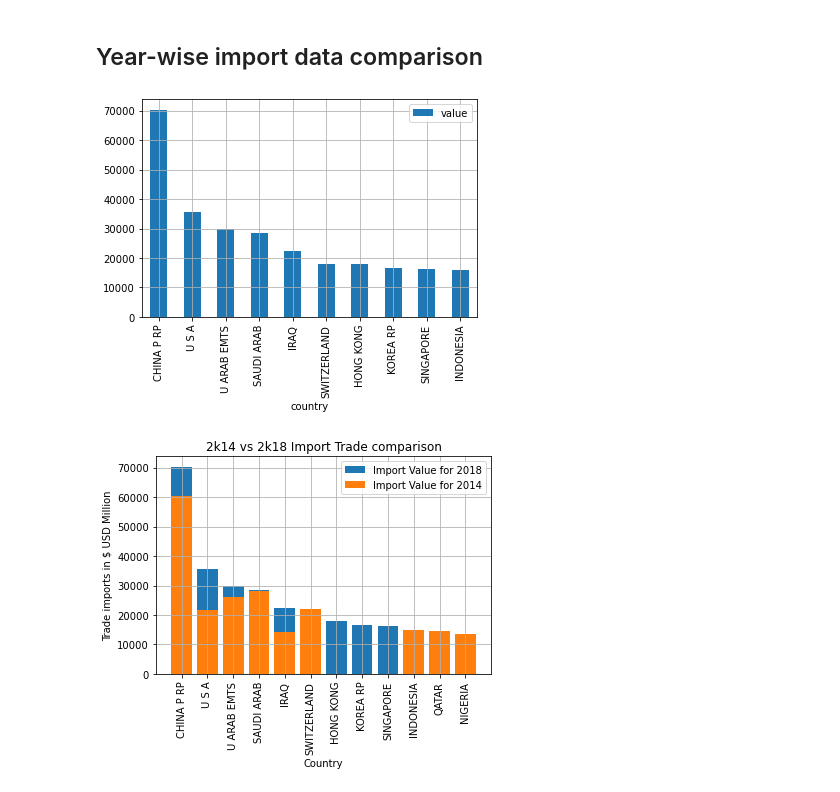
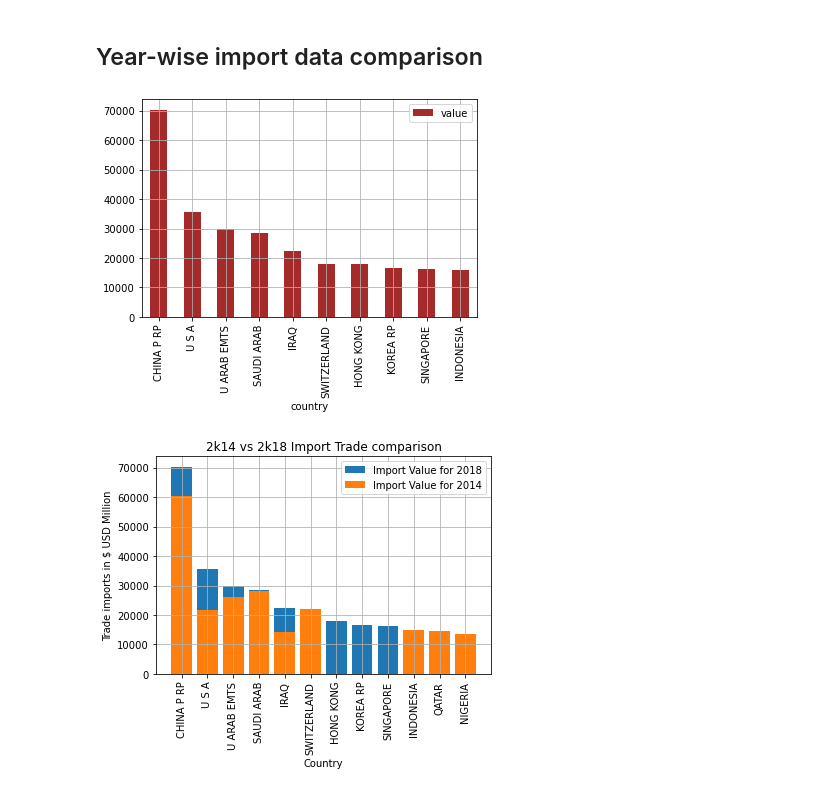
Before and after one commit to bhav09/DataAnalysis-Course-MonSchool, a Jupyter notebook: Chapter 3/Chapter 3 - Mon School.ipynb, the cells around one changed output. Drawn from its saved outputs; the diff is of its cells as text; code cells hidden in the pictures.

```diff
--- a/Chapter 3/Chapter 3 - Mon School.ipynb
+++ b/Chapter 3/Chapter 3 - Mon School.ipynb
@@ -168,9 +167,9 @@ plt.grid()
 ## Year-wise import data comparison
 # %%
 #bar plot- highest import trade in descending order
-year_wise_imports[year_wise_imports.year==2018].sort_values(by='value',ascending=False)[:10].plot(x='country',y='value',kind='bar').grid()
+year_wise_imports[year_wise_imports.year==2018].sort_values(by='value',ascending=False)[:10].plot(x='country',y='value',kind='bar',color='brown').grid()
 # %% [output]
-[figure, old version]
+[figure, new version]
 # %%
 #comparing highest import trades for year 2014 and 2018
 
```
Also changed, not shown: parts of 15 cells of this notebook, 2 other files.
